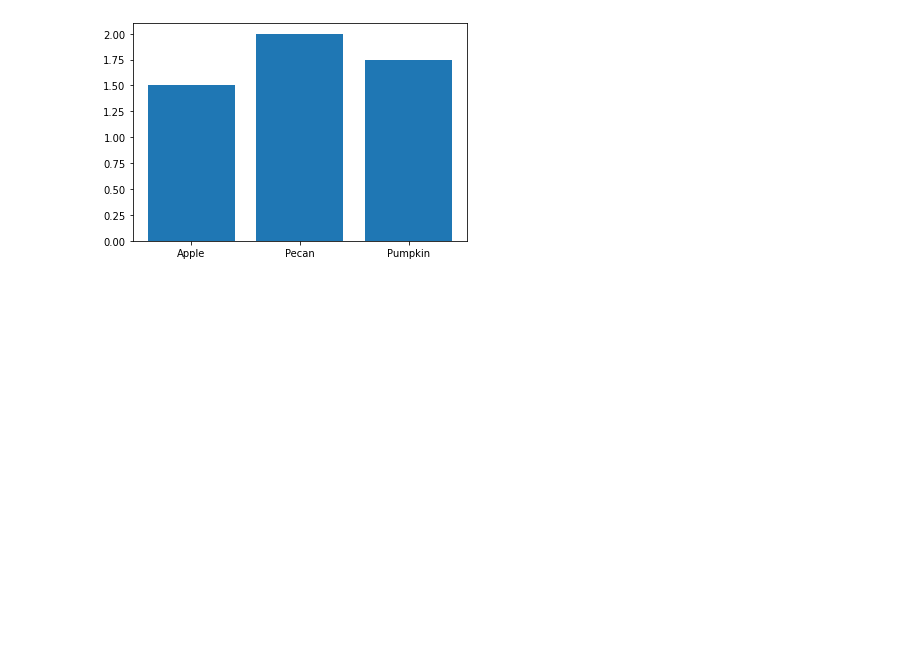
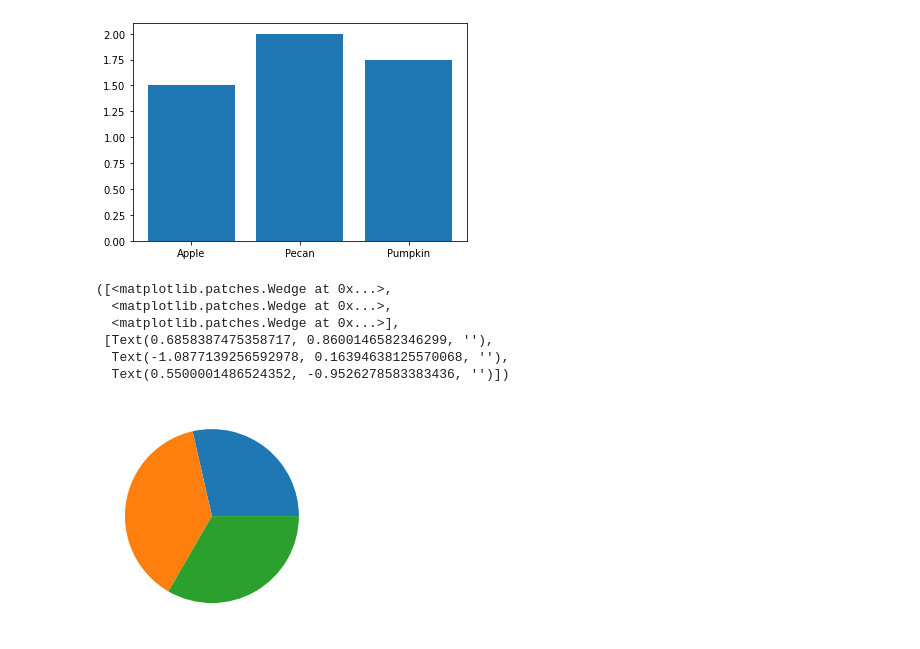
Before and after one commit to TheDarkTrumpet/BAIS-6040-0EXP-spr2021, a Jupyter notebook: Notebooks/Phase 2/08.01.04-Matplotlib.ipynb, the cells around one changed output. Saved outputs shown, nothing was run; the diff lists cells and outputs as text; code cells hidden in the pictures; blank space fills up the shorter version.

```diff
--- a/Notebooks/Phase 2/08.01.04-Matplotlib.ipynb
+++ b/Notebooks/Phase 2/08.01.04-Matplotlib.ipynb
@@ -76,7 +76,15 @@ plt.bar(mexicoPies, mexicoRates)
 [figure]
 # %%
 # Pie Chart
-plt.pie(mexicoPieRates)
+plt.pie(mexicoRates)
+# %% [output]
+([<matplotlib.patches.Wedge at 0x...>,
+  <matplotlib.patches.Wedge at 0x...>,
+  <matplotlib.patches.Wedge at 0x...>],
+ [Text(0.6858387475358717, 0.8600146582346299, ''),
+  Text(-1.0877139256592978, 0.16394638125570068, ''),
+  Text(0.5500001486524352, -0.9526278583383436, '')])
+[figure, added]
 # %%
 # A more complicated example.  We can create a more
 # "full" graph with labels and the like.
```
Also changed, not shown: parts of 3 cells of this notebook.
